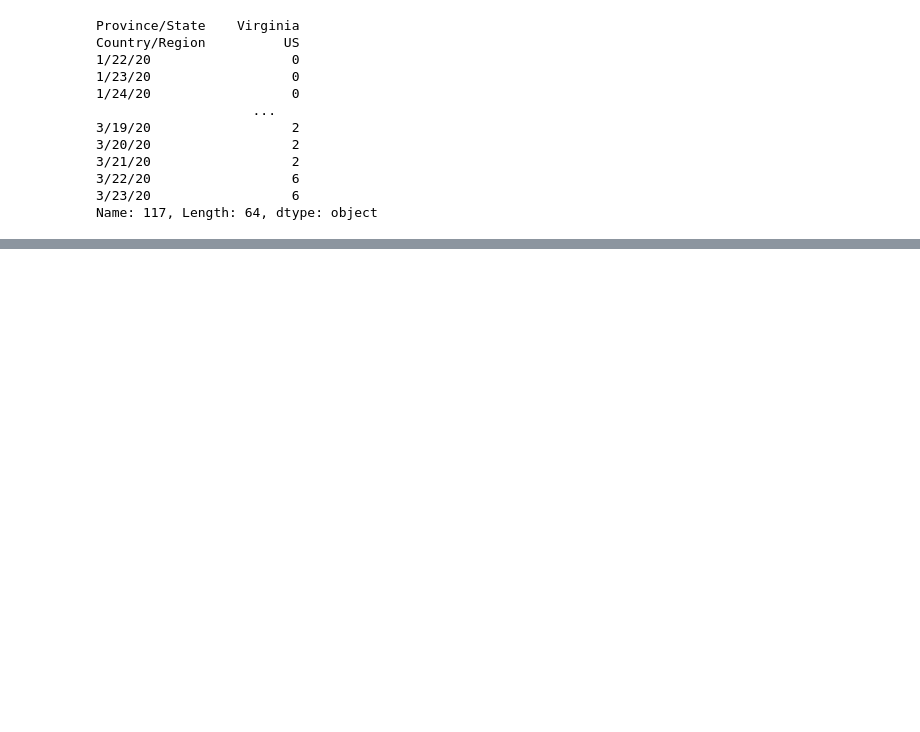
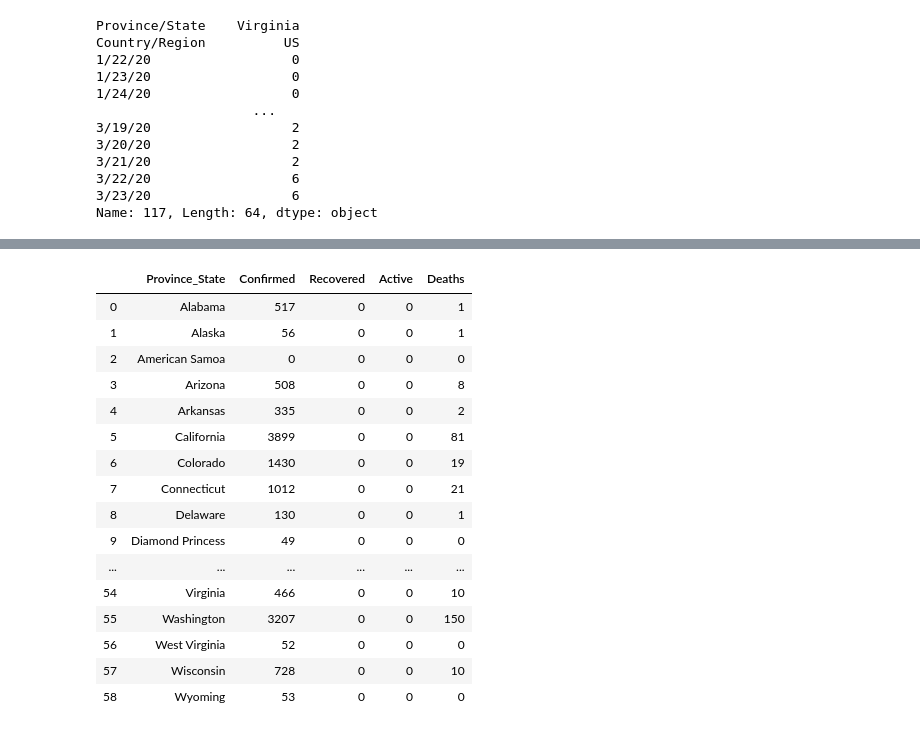
Before and after one commit to Wildertrek/COVID-19, a Jupyter notebook: Wrangling_JHU_COVID-19_Data.ipynb, the cells around one changed output, grey strips where cells are left out. Cells and saved outputs as stored; diff of their text form; code cells hidden in the pictures; blank space fills up the shorter version.

```diff
--- a/Wrangling_JHU_COVID-19_Data.ipynb
+++ b/Wrangling_JHU_COVID-19_Data.ipynb
@@ -221,0 +321,29 @@ Name: 117, Length: 64, dtype: object
+# %%
+# here we create a boolean to test if the entry is in the US
+is_US = daily_report['Country_Region'] == 'US'
+
+# then we create a new dataframe for US Only
+USA = daily_report[is_US]
+# %%
+# here we groupby state, sum the totals and reset the index
+States = USA.groupby(['Province_State'])[['Confirmed', 'Recovered','Active', 'Deaths']]
+# %%
+States
+# %% [output]
+|  | Province_State | Confirmed | Recovered | Active | Deaths |
+| 0 | Alabama | 517 | 0 | 0 | 1 |
+| 1 | Alaska | 56 | 0 | 0 | 1 |
+| 2 | American Samoa | 0 | 0 | 0 | 0 |
+| 3 | Arizona | 508 | 0 | 0 | 8 |
+| 4 | Arkansas | 335 | 0 | 0 | 2 |
+| 5 | California | 3899 | 0 | 0 | 81 |
+| 6 | Colorado | 1430 | 0 | 0 | 19 |
+| 7 | Connecticut | 1012 | 0 | 0 | 21 |
+| 8 | Delaware | 130 | 0 | 0 | 1 |
+| 9 | Diamond Princess | 49 | 0 | 0 | 0 |
+| ... | ... | ... | ... | ... | ... |
+| 54 | Virginia | 466 | 0 | 0 | 10 |
+| 55 | Washington | 3207 | 0 | 0 | 150 |
+| 56 | West Virginia | 52 | 0 | 0 | 0 |
+| 57 | Wisconsin | 728 | 0 | 0 | 10 |
+| 58 | Wyoming | 53 | 0 | 0 | 0 |
```
Also changed, not shown: parts of 12 cells of this notebook.
